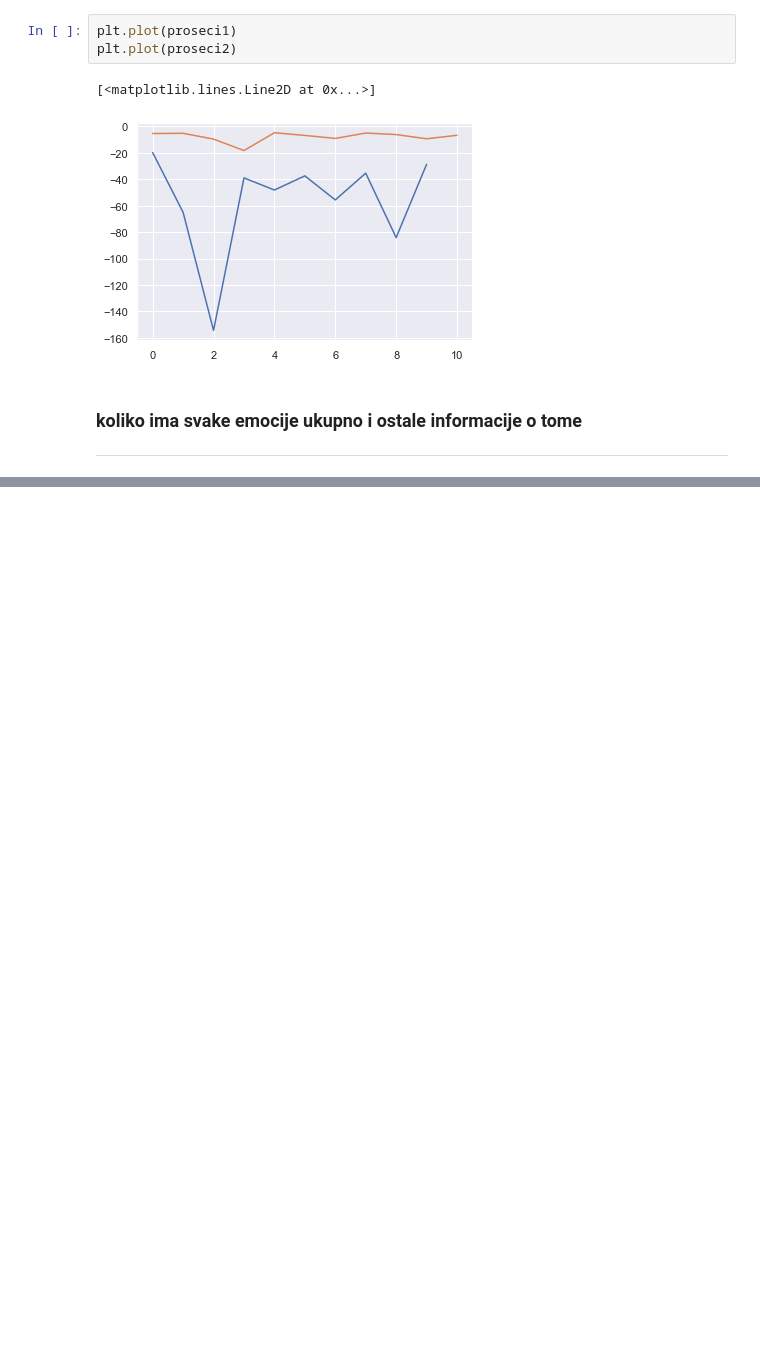
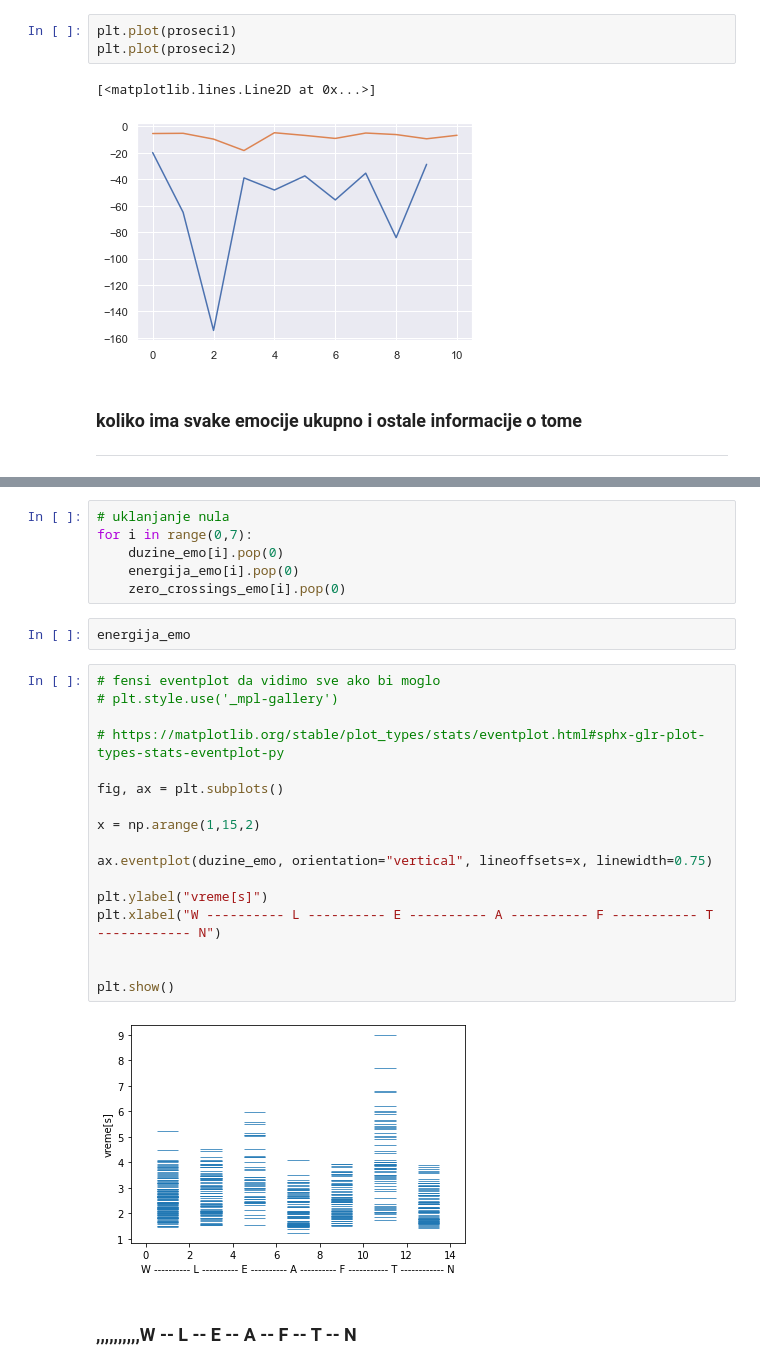
Before and after one commit to pfe-rs/lk-s-2023-prepoznavanje-emocija, a Jupyter notebook: ficer-probe.ipynb, the cells around one changed output, grey strips where cells are left out. Drawn from its saved outputs; the diff is of its cells as text; blank space fills up the shorter version.

```diff
--- a/ficer-probe.ipynb
+++ b/ficer-probe.ipynb
@@ -172,0 +215,29 @@ for file in lista_fajlova:
+# %%
+# uklanjanje nula
+for i in range(0,7):
+    duzine_emo[i].pop(0)
+    energija_emo[i].pop(0)
+    zero_crossings_emo[i].pop(0)
+# %%
+energija_emo
+# %%
+# fensi eventplot da vidimo sve ako bi moglo
+# plt.style.use('_mpl-gallery')
+
+# https://matplotlib.org/stable/plot_types/stats/eventplot.html#sphx-glr-plot-types-stats-eventplot-py
+
+fig, ax = plt.subplots()
+
+x = np.arange(1,15,2)
+
+ax.eventplot(duzine_emo, orientation="vertical", lineoffsets=x, linewidth=0.75)
+
+plt.ylabel("vreme[s]")
+plt.xlabel("W ---------- L ---------- E ---------- A ---------- F ----------- T ------------ N")
+
+
+plt.show()
+# %% [output]
+[figure, added]
+# %% [markdown]
+### ,,,,,,,,,,W -- L -- E -- A -- F -- T -- N
```
Also changed, not shown: parts of 13 cells of this notebook.
